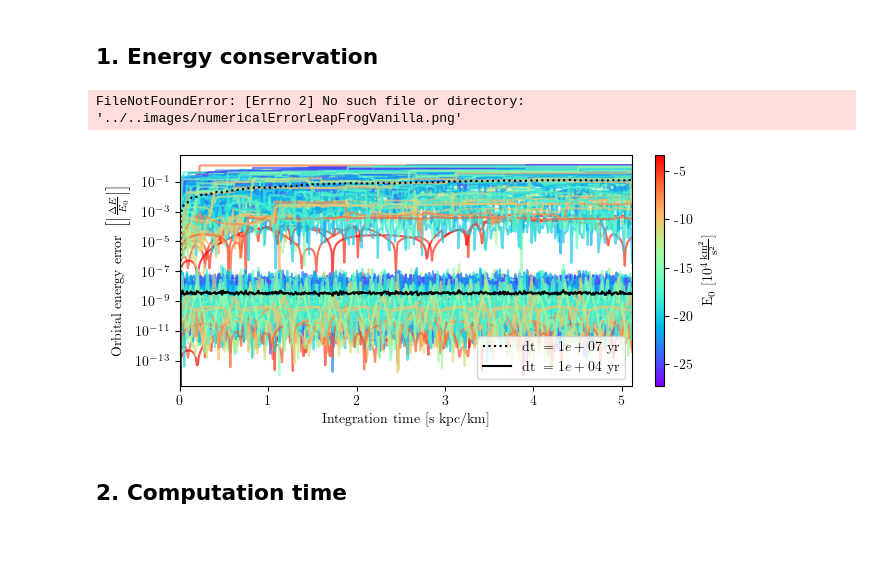
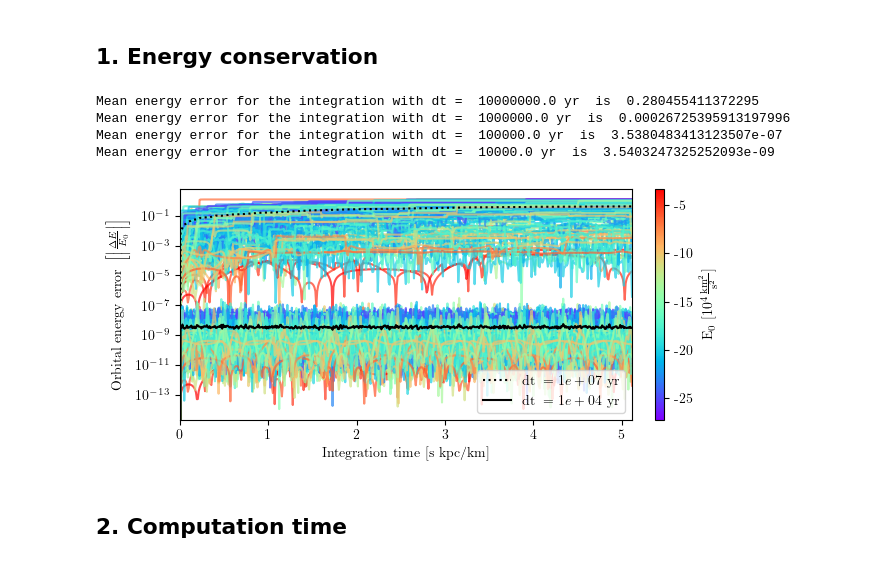
Before and after one commit to salvatore-ferrone/phd-thesis-ferrone, a Jupyter notebook: demos/numericalError/NumericalError.ipynb, the cells around one changed output. Saved outputs shown, nothing was run; the diff lists cells and outputs as text; code cells hidden in the pictures.

```diff
--- a/demos/numericalError/NumericalError.ipynb
+++ b/demos/numericalError/NumericalError.ipynb
@@ -99,38 +95,44 @@ cmap = mpl.cm.get_cmap('rainbow')
 norm = mpl.colors.Normalize(vmin=E0flat.min(), vmax=E0flat.max())
 colors = cmap(norm(E0flat))
 # %%
-meanLowRes = 10**np.mean(np.log10(errE[0]), axis=0)
+meanLowRes = np.mean(errE[0], axis=0)
 meanHighRes = np.mean(errE[-1], axis=0)
+meanEnergyErrorLeapFrog = []
+for i in range(len(errE)):
+    print("Mean energy error for the integration with dt = ", timesteps[i], " is ", np.mean(errE[i]))
+    meanEnergyErrorLeapFrog.append(np.mean(errE[i]))
+# %% [output]
+Mean energy error for the integration with dt =  10000000.0 yr  is  0.280455411372295
+Mean energy error for the integration with dt =  1000000.0 yr  is  0.00026725395913197996
+Mean energy error for the integration with dt =  100000.0 yr  is  3.5380483413123507e-07
+Mean energy error for the integration with dt =  10000.0 yr  is  3.5403247325252093e-09
 # %%
 fig= plt.figure(figsize=(8.25-2,3))
 gs = mpl.gridspec.GridSpec(1, 2, figure=fig,width_ratios=[1, 1/50],wspace=0.1)
 axis = fig.add_subplot(gs[0, 0])
 caxis= fig.add_subplot(gs[0, 1])
 
 nskip = 1
 for i in range(nGCs):
     axis.plot(times[0][::nskip],errE[0][i,::nskip],linestyle='-',color=colors[i],alpha=0.7)
 axis.plot(times[0][::nskip],meanLowRes[::nskip],linestyle=':',color='black',label=r"$\mathrm{{dt}}~={:.0e}~\mathrm{{yr}}$".format(int(timesteps[0].to(u.yr).value)),)
 nskip=1000
 for i in range(nGCs):
     axis.plot(times[-1][::nskip],errE[-1][i,::nskip],linestyle='-',color=colors[i],alpha=0.7)
 axis.plot(times[-1][::nskip],meanHighRes[::nskip],linestyle='-',color='black',label=r"$\mathrm{{dt}}~={:.0e}~\mathrm{{yr}}$".format(int(timesteps[-1].to(u.yr).value)),)
 axis.set_yscale("log")
-axis.set_xlabel(r"$\mathrm{Time~step}$")
-axis.set_ylabel(r"$\mathrm{Relative~energy~error}$")
 axis.set_xlim(0, inttimeIntUnits.value)
 fig.colorbar(mpl.cm.ScalarMappable(norm=norm, cmap=cmap), cax=caxis, label=r'$\mathrm{E_0 }~[10^4 \frac{\mathrm{km}^2}{\mathrm{s}^2}]$')
 # replace the ticks of the caxis and divide them by 1e5
 caxis.set_yticks(caxis.get_yticks()[1:-1])
 caxis.set_yticklabels(np.array(caxis.get_yticks()[:]/1e4,dtype=int))
 axis.set_xlabel(r'$\mathrm{Integration~time}~[\mathrm{s~kpc}/\mathrm{km}]$');
 axis.set_ylabel(r'$\mathrm{Orbital~energy~error}~\left[\left|\frac{\Delta E}{E_0}\right|\right]$');
 axis.legend()
 
-fig.savefig("../..images/numericalErrorLeapFrogVanilla.png", bbox_inches='tight', dpi=300)
+fig.savefig("../../images/numericalErrorLeapFrogVanilla.png", bbox_inches='tight', dpi=300)
 # %% [output]
-FileNotFoundError: [Errno 2] No such file or directory: '../..images/numericalErrorLeapFrogVanilla.png'
-[figure, old version]
+[figure, new version]
 # %% [markdown]
 ## 2. Computation time
 # %%
```
Also changed, not shown: parts of 14 cells of this notebook, 5 other files.
